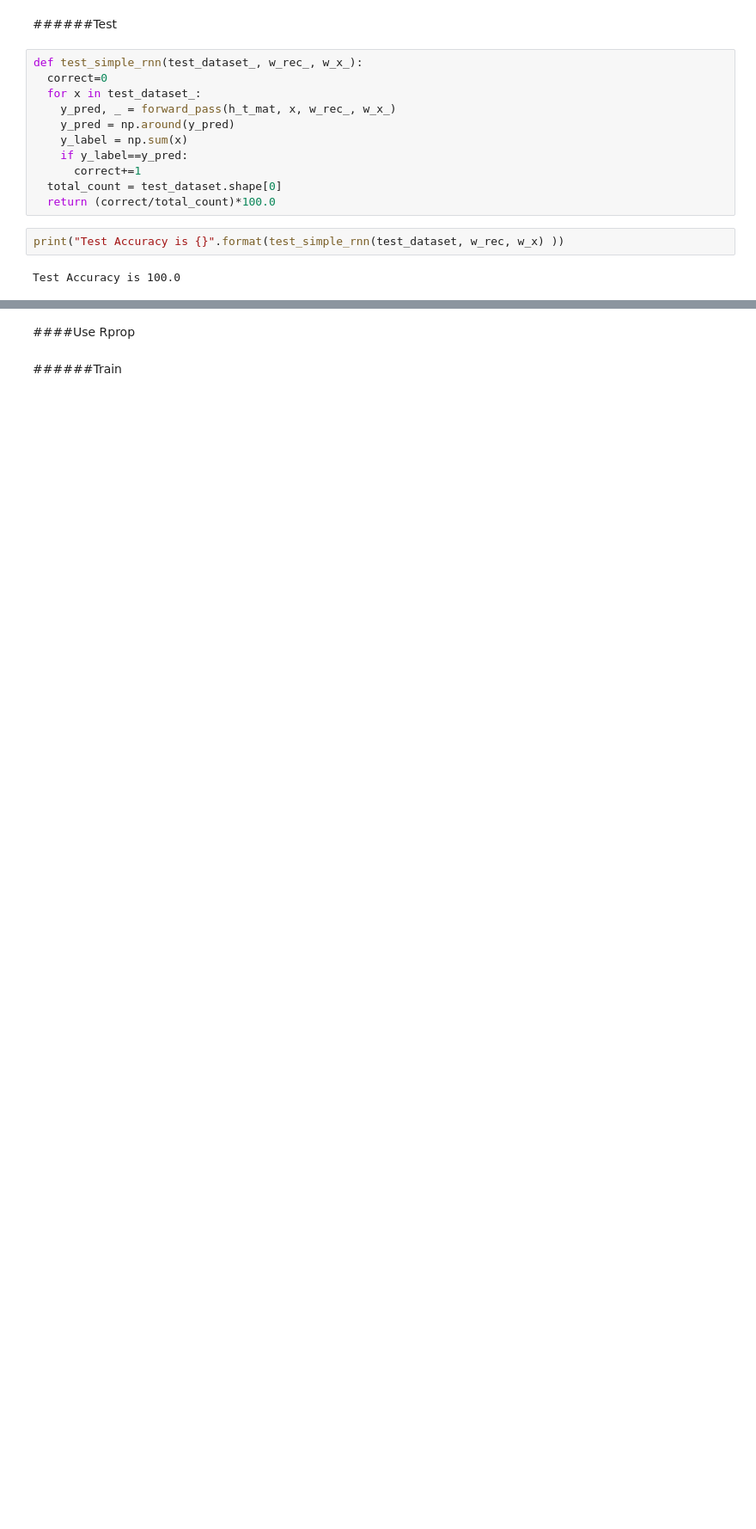
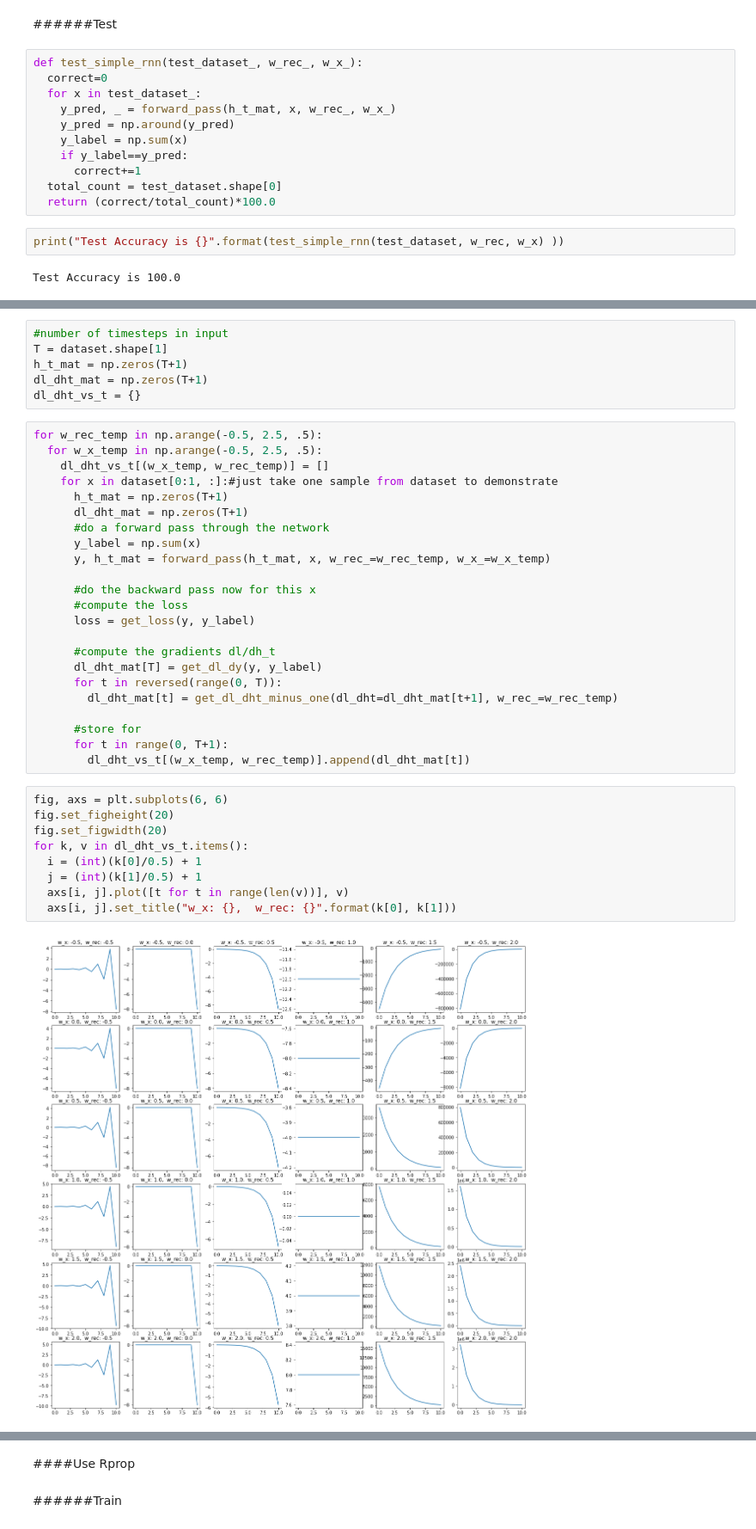
Before and after one commit to vinx-2105/Artificial_Neural_Networks_Labs, a Jupyter notebook: ANN_lab2.ipynb, the cells around one changed output, grey strips where cells are left out. Shown at 86% size. Cells and saved outputs as stored; diff of their text form; blank space fills up the shorter version.

```diff
--- a/ANN_lab2.ipynb
+++ b/ANN_lab2.ipynb
@@ -230,0 +256,40 @@ plot_graph([-3,3], [-3,3], compute_average_loss)
+# %%
+#number of timesteps in input
+T = dataset.shape[1]
+h_t_mat = np.zeros(T+1)
+dl_dht_mat = np.zeros(T+1)
+dl_dht_vs_t = {}
+# %%
+for w_rec_temp in np.arange(-0.5, 2.5, .5):
+  for w_x_temp in np.arange(-0.5, 2.5, .5):
+    dl_dht_vs_t[(w_x_temp, w_rec_temp)] = []
+    for x in dataset[0:1, :]:#just take one sample from dataset to demonstrate
+      h_t_mat = np.zeros(T+1)
+      dl_dht_mat = np.zeros(T+1)
+      #do a forward pass through the network
+      y_label = np.sum(x)
+      y, h_t_mat = forward_pass(h_t_mat, x, w_rec_=w_rec_temp, w_x_=w_x_temp)
+
+      #do the backward pass now for this x
+      #compute the loss
+      loss = get_loss(y, y_label)
+
+      #compute the gradients dl/dh_t
+      dl_dht_mat[T] = get_dl_dy(y, y_label)
+      for t in reversed(range(0, T)):
+        dl_dht_mat[t] = get_dl_dht_minus_one(dl_dht=dl_dht_mat[t+1], w_rec_=w_rec_temp)
+
+      #store for
+      for t in range(0, T+1):
+        dl_dht_vs_t[(w_x_temp, w_rec_temp)].append(dl_dht_mat[t])
+# %%
+fig, axs = plt.subplots(6, 6)
+fig.set_figheight(20)
+fig.set_figwidth(20)
+for k, v in dl_dht_vs_t.items():
+  i = (int)(k[0]/0.5) + 1
+  j = (int)(k[1]/0.5) + 1
+  axs[i, j].plot([t for t in range(len(v))], v)
+  axs[i, j].set_title("w_x: {},  w_rec: {}".format(k[0], k[1]))
+# %% [output]
+[figure, added]
```
Also changed, not shown: parts of 24 cells of this notebook.
